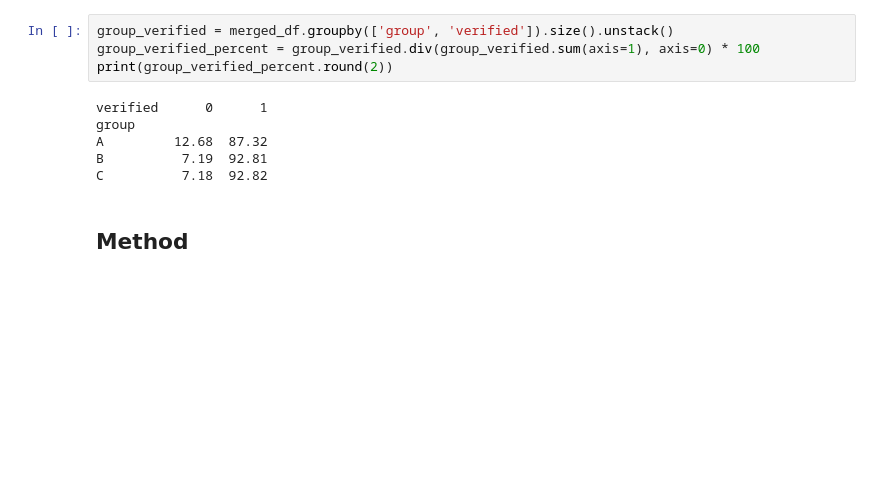
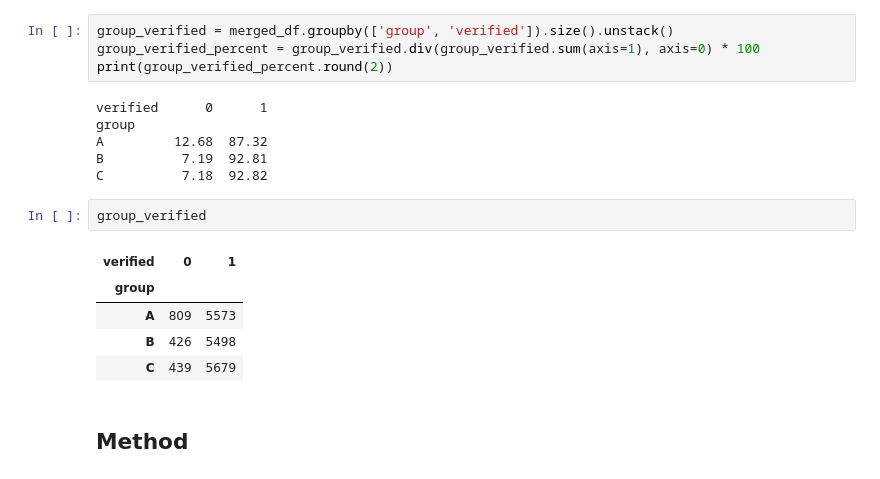
Before and after one commit to matin-zarei/AB-Test-Analysis-for-Muzz, a Jupyter notebook: AB-Verify.ipynb, the cells around one changed output. Drawn from its saved outputs; the diff is of its cells as text; blank space fills up the shorter version.

```diff
--- a/AB-Verify.ipynb
+++ b/AB-Verify.ipynb
@@ -241,6 +241,14 @@ group
 A         12.68  87.32
 B          7.19  92.81
 C          7.18  92.82
+# %%
+group_verified
+# %% [output]
+| verified | 0 | 1 |
+| group |  |  |
+| A | 809 | 5573 |
+| B | 426 | 5498 |
+| C | 439 | 5679 |
 # %% [markdown]
 ## Method
 # %%
```
Also changed, not shown: parts of 4 cells of this notebook.
